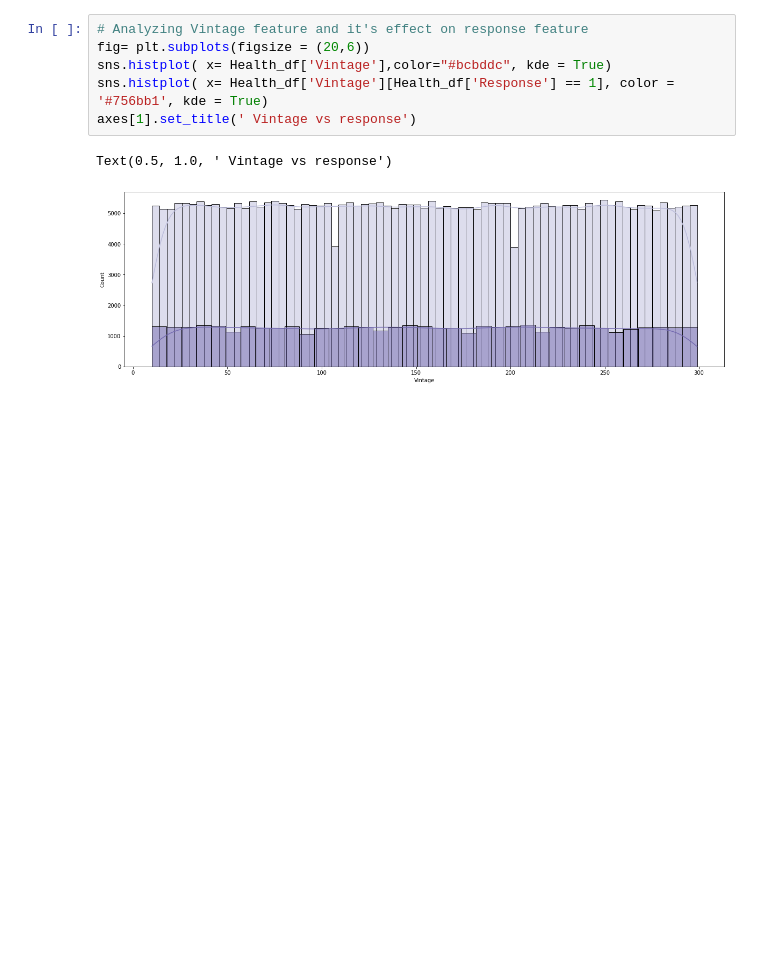
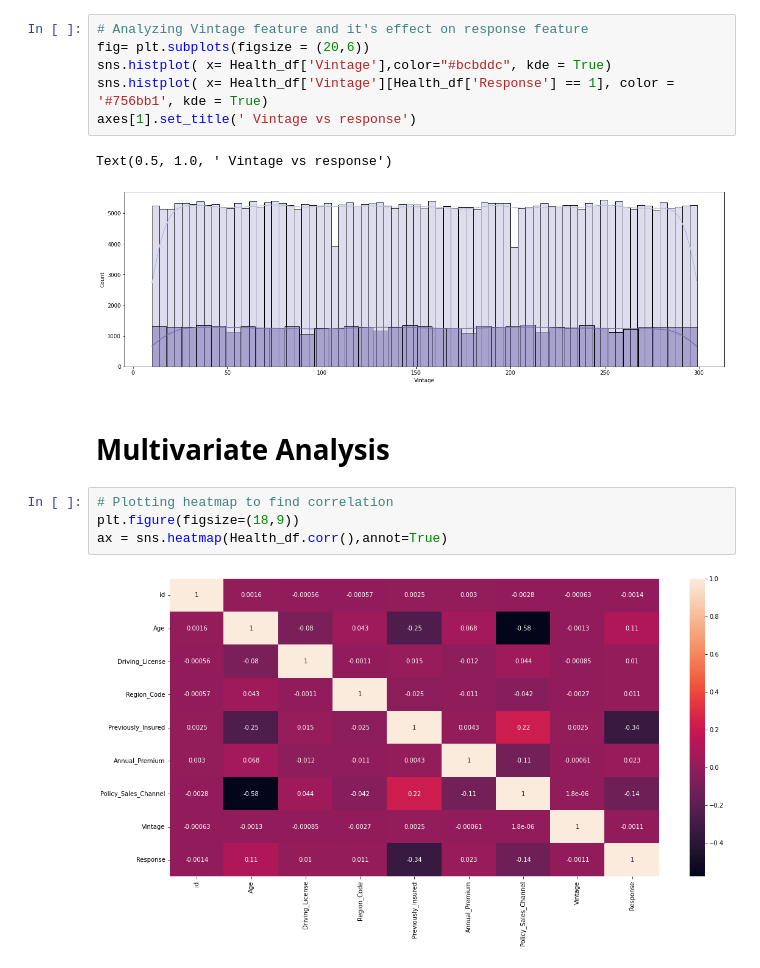
Before and after one commit to SuvirKapse/HEALTH-INSURANCE-CROSS-SELL-PREDICTION, a Jupyter notebook: HEALTH_INSURANCE_CROSS_SELL_PREDICTION.ipynb, the cells around one changed output. Drawn from its saved outputs; the diff is of its cells as text; blank space fills up the shorter version.

```diff
--- a/HEALTH_INSURANCE_CROSS_SELL_PREDICTION.ipynb
+++ b/HEALTH_INSURANCE_CROSS_SELL_PREDICTION.ipynb
@@ -332,3 +333,11 @@ axes[1].set_title(' Vintage vs response')
 # %% [output]
 Text(0.5, 1.0, ' Vintage vs response')
 [figure]
+# %% [markdown]
+# **Multivariate Analysis**
+# %%
+# Plotting heatmap to find correlation
+plt.figure(figsize=(18,9))
+ax = sns.heatmap(Health_df.corr(),annot=True)
+# %% [output]
+[figure, added]
```
Also changed, not shown: parts of 25 cells of this notebook.
